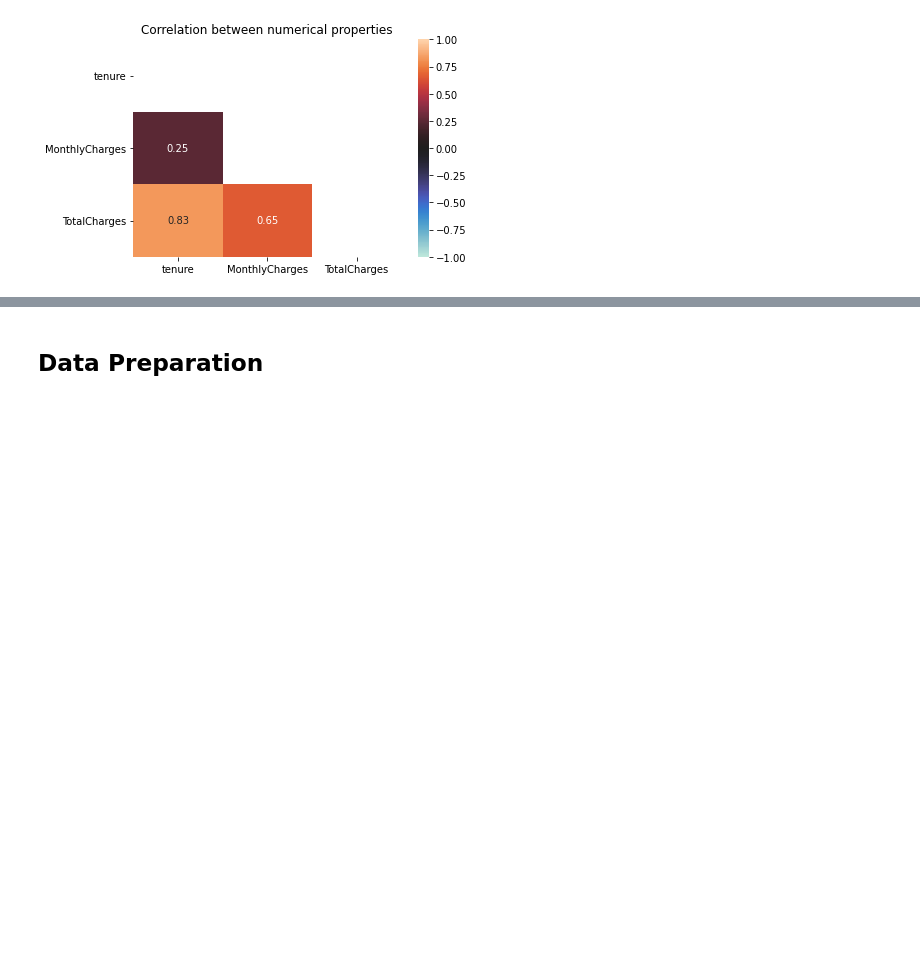
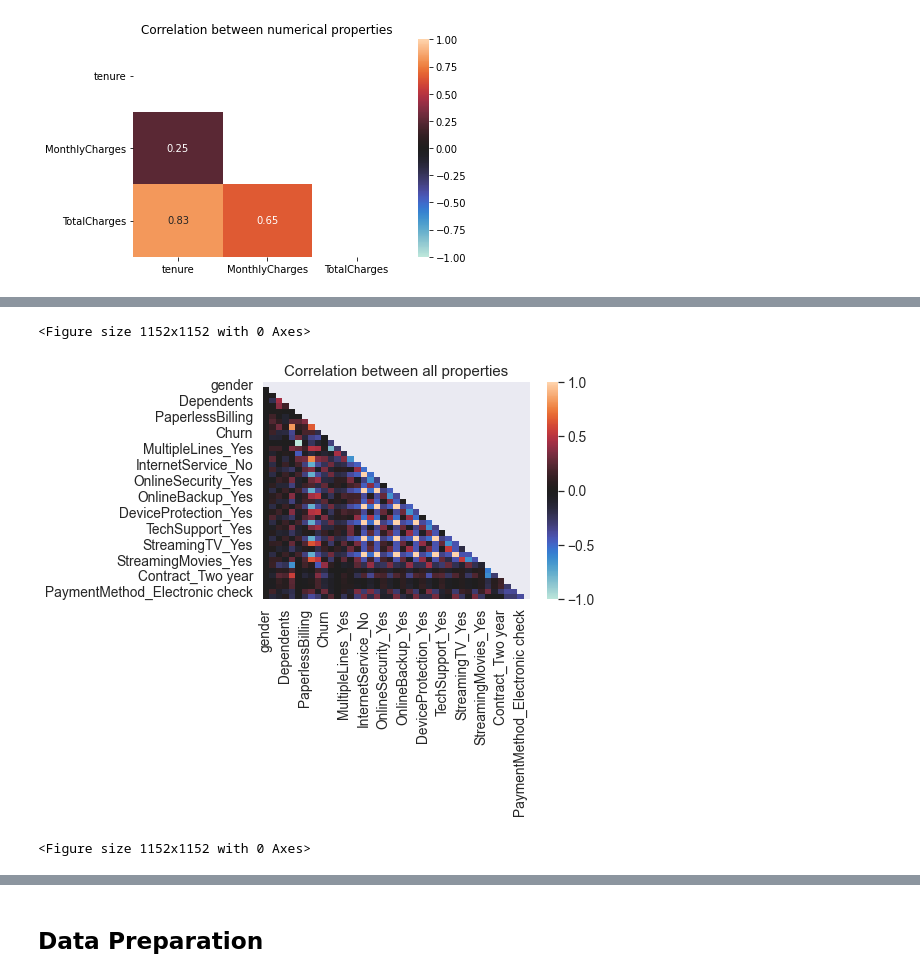
Before and after one commit to phisinger/Predict-telco-churn, a Jupyter notebook: notebooks/1-data_understanding_prerparation.ipynb, the cells around one changed output, grey strips where cells are left out. Drawn from its saved outputs; the diff is of its cells as text; code cells hidden in the pictures; blank space fills up the shorter version.

```diff
--- a/notebooks/1-data_understanding_prerparation.ipynb
+++ b/notebooks/1-data_understanding_prerparation.ipynb
@@ -176,0 +206,12 @@ sns.heatmap(corr, vmin = -1, vmax = 1, center = 0, mask=mask, annot=True)
+# %%
+## revisit correlation
+plt.title("Correlation between all properties")
+corr = num_data.corr()
+mask = np.zeros_like(corr)
+mask[np.triu_indices_from(mask)] = True
+sns.heatmap(corr, vmin = -1, vmax = 1, center = 0, mask=mask, annot=False)
+plt.figure(figsize=(16,16))
+# %% [output]
+<Figure size 1152x1152 with 0 Axes>
+[figure, added]
+<Figure size 1152x1152 with 0 Axes>
```
Also changed, not shown: parts of 7 cells of this notebook, 4 other files.
